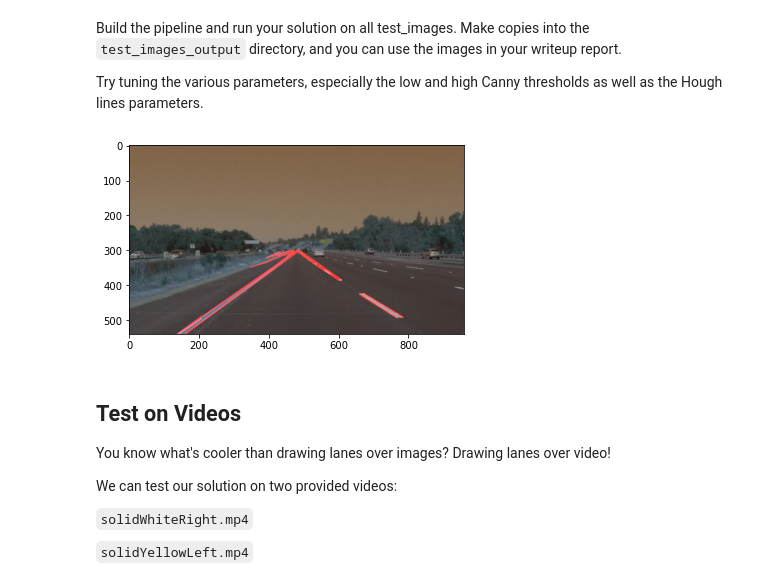
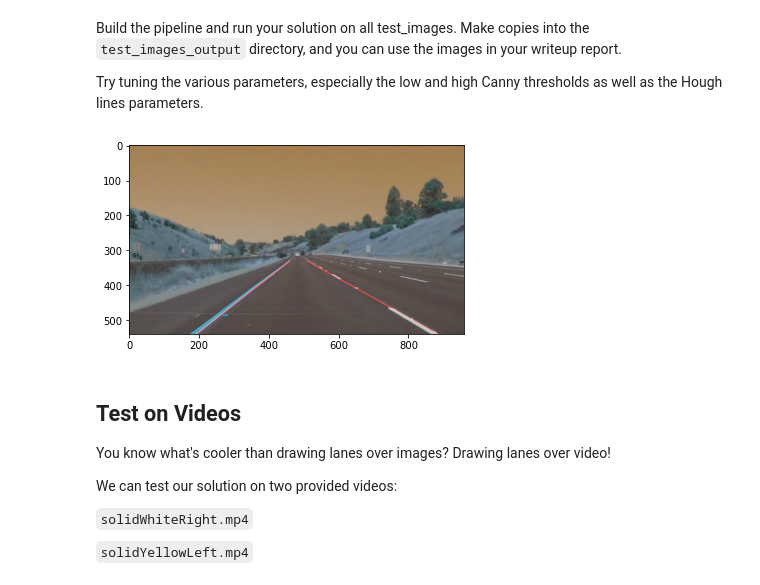
Before and after one commit to ssirinte/Udacity_P1_Finding_Lane_Lines, a Jupyter notebook: P1.ipynb, the cells around one changed output. Saved outputs shown, nothing was run; the diff lists cells and outputs as text; code cells hidden in the pictures.

Commit message:
Implemented P1 - Finding Lane Lines

```diff
--- a/P1.ipynb
+++ b/P1.ipynb
@@ -56,5 +56,9 @@ image = mpimg.imread('test_images/solidWhiteRight.jpg')
 #printing out some stats and plotting
 print('This image is:', type(image), 'with dimensions:', image.shape)
 plt.imshow(image)  # if you wanted to show a single color channel image called 'gray', for example, call as plt.imshow(gray, cmap='gray')
+
+# Save the X and Y dimensions as globals
+XSIZE = image.shape[1]
+YSIZE = image.shape[0]
 # %% [output]
 This image is: <class 'numpy.ndarray'> with dimensions: (540, 960, 3)
@@ -142,9 +145,40 @@ def draw_lines(img, lines, color=[255, 0, 0], thickness=2):
     If you want to make the lines semi-transparent, think about combining
     this function with the weighted_img() function below
     """
+    left_lower_x = 0
+    left_upper_x = 0
+    right_lower_x = 0
+    right_upper_x = 0
+
+    calculated_left_line = False
+    calculated_right_line = False
+
+    # Iterate through each line detected
     for line in lines:
-        for x1,y1,x2,y2 in line:
-            cv2.line(img, (x1, y1), (x2, y2), color, thickness)
+        for x1, y1, x2, y2 in line:
+            slope = (y2 - y1) / (x2 - x1)
+            lower_y = YSIZE
+            upper_y = int(YSIZE/2) + 60
+
+            # Calculate the left and right line intercepts
+            left_intercept = y1 - (slope * x1)
+            right_intercept = y2 - (slope * x2)
+
+            # Solve for "x" in each of these scenarios. x = (y - b) / m
+            bottom_left_x = int((lower_y - left_intercept) / slope)
+            top_left_x = int((upper_y - left_intercept) / slope)
+            bottom_right_x = int((lower_y - right_intercept) / slope)
+            top_right_x = int((upper_y - right_intercept) / slope)
+
+            # Draw the first left line and right line you see
+            if slope > 0 and not calculated_left_line:
+                calculated_left_line = True
+                cv2.line(img, (bottom_left_x, lower_y), (top_left_x, upper_y), color, thickness)
+
+            # Right line where slope is -
+            elif slope < 0 and not calculated_right_line:
+                calculated_right_line = True
+                cv2.line(img, (bottom_right_x, lower_y), (top_right_x, upper_y), color, thickness)
 
 def hough_lines(img, rho, theta, threshold, min_line_len, max_line_gap):
     """
@@ -200,37 +234,37 @@ def add_lane_lines_to_img(img):
     low_threshold = 50
     high_threshold = 100
     edges = canny(gaussian_img, low_threshold, high_threshold)
 
     # Define a four-sided polygon to mask the image
     imshape = img.shape
     xsize = imshape[1]
     ysize = imshape[0]
-    vertices = np.array([[(70,ysize),(420, 300), (490, 300), (xsize,ysize)]], dtype=np.int32)
+    vertices = np.array([[(100,ysize),(450, (ysize/2)+50), (500, (ysize/2)+50), (xsize,ysize)]], dtype=np.int32)
     masked_img = region_of_interest(edges, vertices)
 
     # Define the Hough transform parameters
     rho = 1             # Distance resolution in pixels of Hough grid
     theta = np.pi / 180 # Angular resolution in radians of Hough grid
     threshold = 12      # Minimum number of intersections in Hough grid cell
     min_line_len = 40   # Minimum number of pixels that make up a line
     max_line_gap = 30   # Maximum gap in pixels between connectable lines
 
     # Based on the Hough transform parameters, perform a Hough transform
     line_img = hough_lines(masked_img, rho, theta, threshold, min_line_len, max_line_gap)
 
     final_img = weighted_img(line_img, img)
-    cv2.imwrite("test_images/"+test_images[i], final_img)
     return final_img
 
 # Iterate through each test image
 for idx in range(len(test_images)):
     # Load the current test image
-    img_path = "test_images/"+test_images[idx]
+    img_path = "test_images/" + test_images[idx]
     img = cv2.imread(img_path)
     final_img = add_lane_lines_to_img(img)
+    # cv2.imwrite("test_images/" + test_images[idx], final_img)
     plt.imshow(final_img)
 # %% [output]
-[figure, old version]
+[figure, new version]
 # %% [markdown]
 ## Test on Videos
 
```
Also changed, not shown: parts of 6 cells of this notebook, 5 other files.
